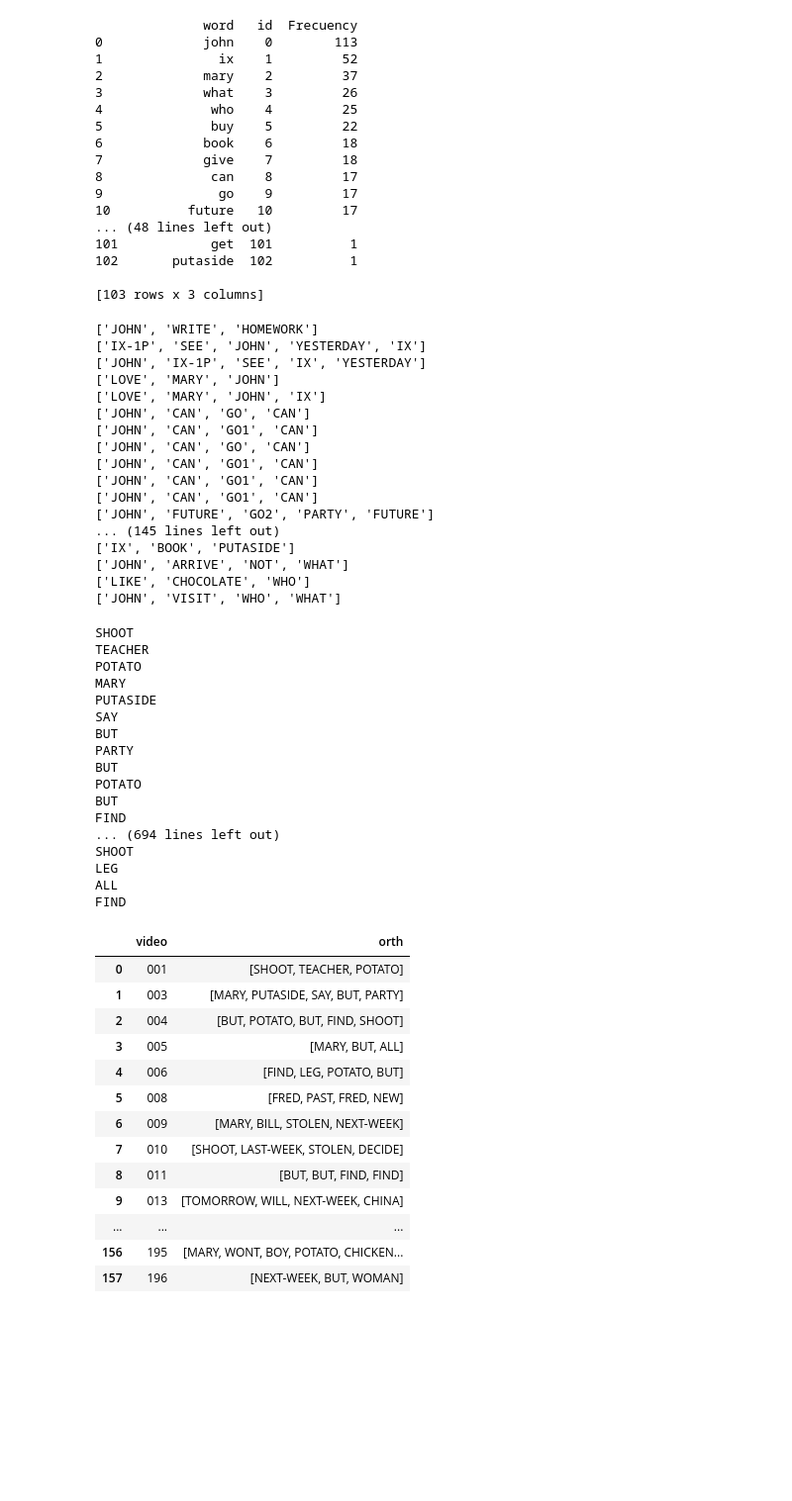
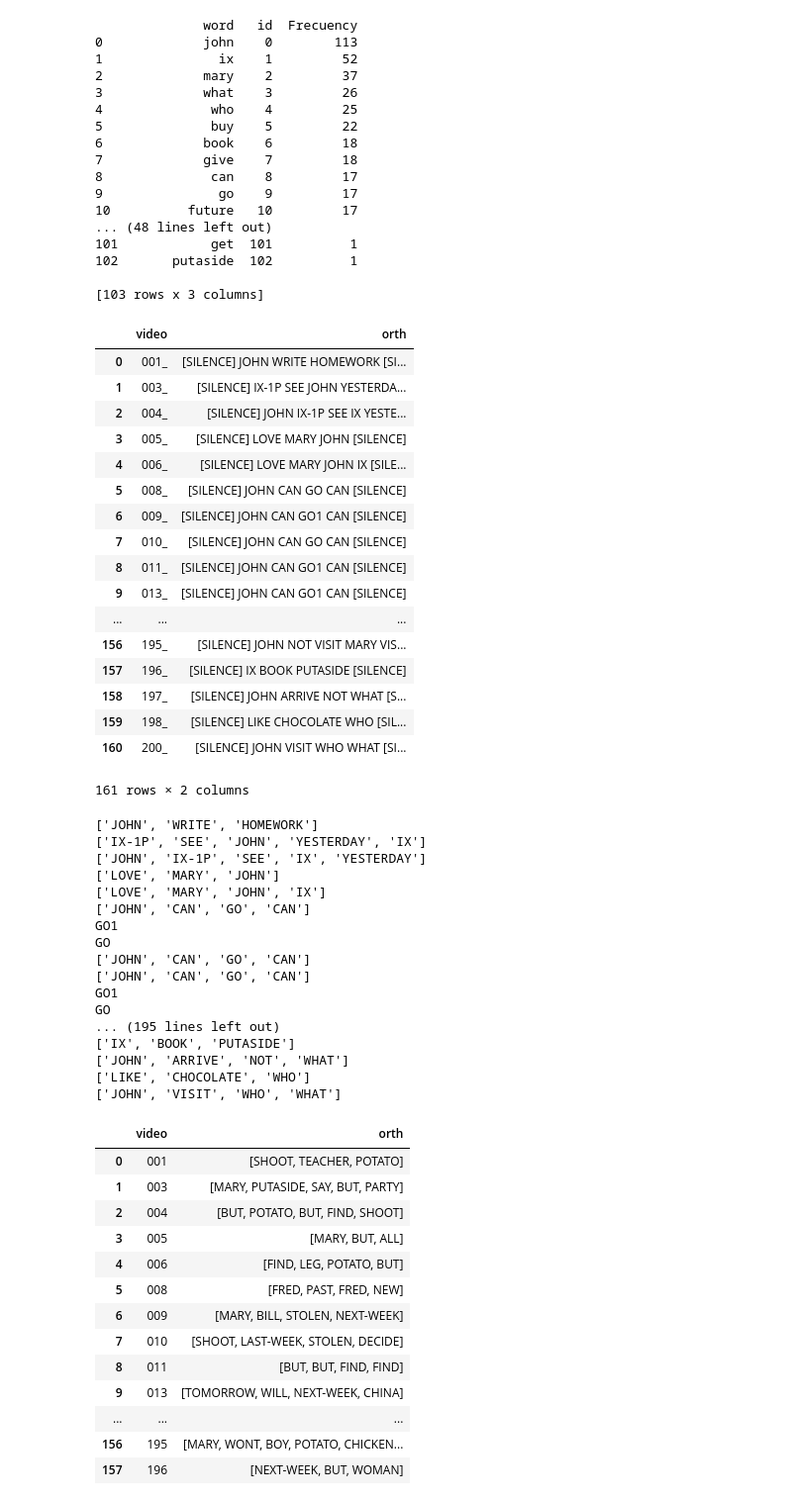
Before and after one commit to yesid08/Biomedics, a Jupyter notebook: Reunion.ipynb, the cells around one changed output. Shown at 99% size. Cells and saved outputs as stored; diff of their text form; code cells hidden in the pictures; blank space fills up the shorter version.

```diff
--- a/Reunion.ipynb
+++ b/Reunion.ipynb
@@ -68,10 +66,38 @@ WER = wer(a.split(),b.split())
 # %%
 df_training = df_training[["video","orth"]]
+df_training
+# %% [output]
+|  | video | orth |
+| 0 | 001_ | [SILENCE] JOHN WRITE HOMEWORK [SI... |
+| 1 | 003_ | [SILENCE] IX-1P SEE JOHN YESTERDA... |
+| 2 | 004_ | [SILENCE] JOHN IX-1P SEE IX YESTE... |
+| 3 | 005_ | [SILENCE] LOVE MARY JOHN [SILENCE] |
+| 4 | 006_ | [SILENCE] LOVE MARY JOHN IX [SILE... |
+| 5 | 008_ | [SILENCE] JOHN CAN GO CAN [SILENCE] |
+| 6 | 009_ | [SILENCE] JOHN CAN GO1 CAN [SILENCE] |
+| 7 | 010_ | [SILENCE] JOHN CAN GO CAN [SILENCE] |
+| 8 | 011_ | [SILENCE] JOHN CAN GO1 CAN [SILENCE] |
+| 9 | 013_ | [SILENCE] JOHN CAN GO1 CAN [SILENCE] |
+| ... | ... | ... |
+| 156 | 195_ | [SILENCE] JOHN NOT VISIT MARY VIS... |
+| 157 | 196_ | [SILENCE] IX BOOK PUTASIDE [SILENCE] |
+| 158 | 197_ | [SILENCE] JOHN ARRIVE NOT WHAT [S... |
+| 159 | 198_ | [SILENCE] LIKE CHOCOLATE WHO [SIL... |
+| 160 | 200_ | [SILENCE] JOHN VISIT WHO WHAT [SI... |
+161 rows × 2 columns
 # %%
 for i in range (len(df_training)):
     sentence  = df_training.orth.iloc[i]
     lista = sentence.split()
     lista = lista[1:len(lista)-1]
+    for j in range (len(lista)):
+        word = lista[j]
+        digit = str.isdigit(word[-1])
+        if (digit == True):
+            print(word)
+            word = word[:len(word) - 1]
+            lista[j] = word
+            print(word)
     df_training.at[i,"orth"] = lista
     print(lista)
 # %% [output]
@@ -81,13 +107,13 @@ for i in range (len(df_training)):
 ['LOVE', 'MARY', 'JOHN']
 ['LOVE', 'MARY', 'JOHN', 'IX']
 ['JOHN', 'CAN', 'GO', 'CAN']
-['JOHN', 'CAN', 'GO1', 'CAN']
+GO1
+GO
 ['JOHN', 'CAN', 'GO', 'CAN']
-['JOHN', 'CAN', 'GO1', 'CAN']
-['JOHN', 'CAN', 'GO1', 'CAN']
-['JOHN', 'CAN', 'GO1', 'CAN']
-['JOHN', 'FUTURE', 'GO2', 'PARTY', 'FUTURE']
-... (145 lines left out)
+['JOHN', 'CAN', 'GO', 'CAN']
+GO1
+GO
+... (195 lines left out)
 ['IX', 'BOOK', 'PUTASIDE']
 ['JOHN', 'ARRIVE', 'NOT', 'WHAT']
 ['LIKE', 'CHOCOLATE', 'WHO']
@@ -102,28 +128,9 @@ for i in range (len(pickle_file)):
     for j in range (len(pickle_file_index_list)):
         indice = pickle_file_index_list[j]
         word = df_words[df_words["id"] ==indice].word.iloc[0]
-        print(str.upper(word))
         lista.append(str.upper(word))
     df_jeff.at[i,"video"] = pickle_file_video
     df_jeff.at[i,"orth"] = lista
-# %% [output]
-SHOOT
-TEACHER
-POTATO
-MARY
-PUTASIDE
-SAY
-BUT
-PARTY
-BUT
-POTATO
-BUT
-FIND
-... (694 lines left out)
-SHOOT
-LEG
-ALL
-FIND
 # %%
 df_jeff
 # %% [output]
```
Also changed, not shown: parts of 6 cells of this notebook.
